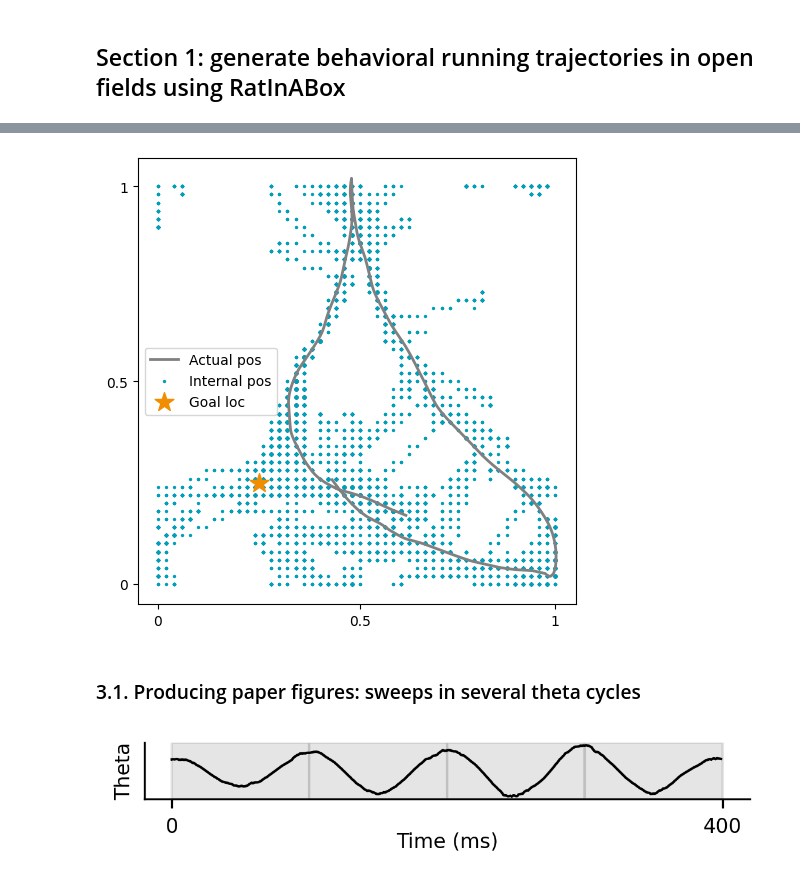
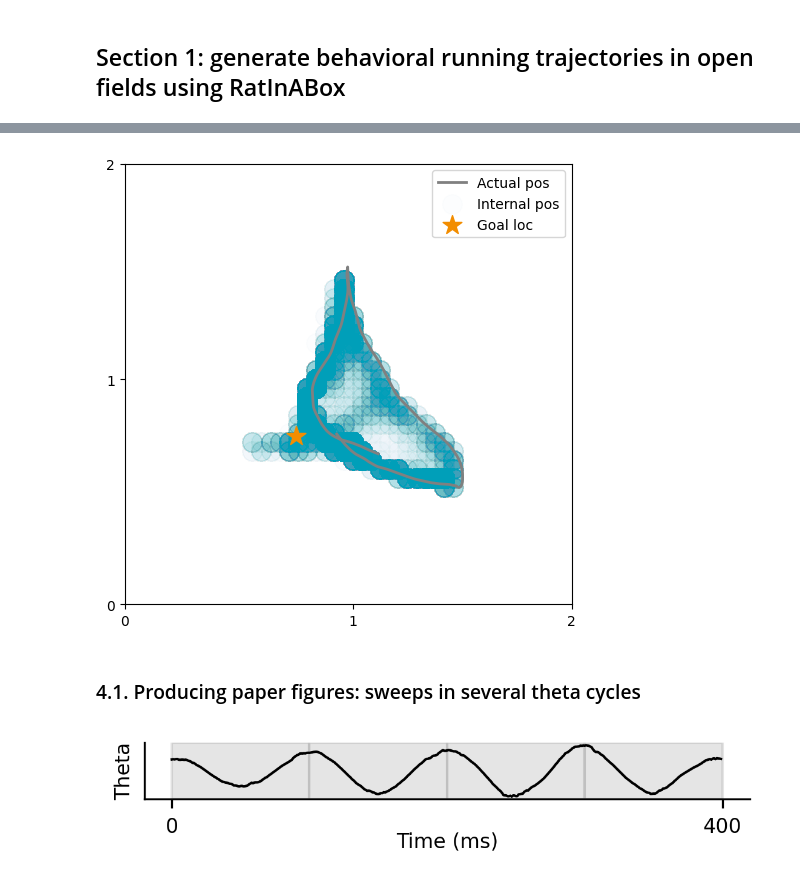
Before and after one commit to ZilongJi/HoneycombSweeps, a Jupyter notebook: PCCANTopdown_Sweep.ipynb, the cells around one changed output, grey strips where cells are left out. Drawn from its saved outputs; the diff is of its cells as text; code cells hidden in the pictures.

```diff
--- a/PCCANTopdown_Sweep.ipynb
+++ b/PCCANTopdown_Sweep.ipynb
@@ -109,28 +147,44 @@ bm.set_platform('gpu')
 bm.set_dt(1.)
 
 #hyperparameters
-m0 = 15 #adaptation strength
-z_min = 0; z_max = 1 #the size of the environment, have to be the same as the environment size
+m0 = 0  #adaptation strength as zero
+z_min = 0; z_max = 2 #the size of the environment, have to be the same as the environment size
 duration = int(dur/dt) #simulation duration of the trajectory
 alpha_pc = 0.5 #theta modulation scale
 v0 = 1/1000 #baseline speed per ms
 T_theta = 100 #ms, length of a theta cycle; frequency=10Hz
 num = 50 #number of PC cells on x or y axis
-
+goal_loc = (0.75, 0.75)
 bm.clear_buffer_memory(platform='gpu')
 
 #build the network
-PC_net = PC_cell(num=num, tau=10, tauv=100, m0=m0, k=1, a=0.08, A=10.0, J0=4.0, z_min=z_min, z_max=z_max)
+PC_net = PC_cell_topdown(num=num,
+                        tau=10,
+                        tauv=100,
+                        m0=m0,
+                        k=1,
+                        a=0.25,
+                        A=10.0,
+                        J0=4.0,
+                        goal_a=0.4,
+                        goal_A=10.0,
+                        z_min=z_min,
+                        z_max=z_max,
+                        conn_noise=0.0,
+                        rec_noise=0.0,
+                        goal_loc=goal_loc,
+                        topdown=True)
 
 def runNet(i, Animal_location, Speed):
     theta_mod_strength = alpha_pc * 1/v0 * Speed #faster run, higher theta modulation strength
     #calculate thetamodulator at time step i
     t = i*bm.dt
     theta_phase = bm.mod(t, T_theta)/T_theta
-    ThetaModulator = 1+theta_mod_strength*bm.cos(theta_phase*2*bm.pi)
+    ThetaModulator_BU = 1+theta_mod_strength*bm.cos(theta_phase*2*bm.pi)
+    Topdown_mod = 0.6 #1+theta_mod_strength*bm.cos(theta_phase*2*bm.pi + bm.pi)
 
     #update place cell network using step_run
-    PC_net.step_run(i, Animal_location, ThetaModulator)
+    PC_net.step_run(i, Animal_location, ThetaModulator_BU, Topdown_mod)
 
     #get intermidiate results
     pc_activity = PC_net.r
@@ -145,5 +199,9 @@ pc_activity, pc_bumpcenter = bm.for_loop(runNet, (time_steps, Position, Speed))
 print('Animating...')
 save_path = './animations/'
 filename_prefix = 'Plain_adaptation_'
-animate_sweeps(Position, pc_activity, num, duration, Speed, m0, n_step=10, goal_loc=None, save_path=save_path, filename_prefix=filename_prefix)
+#add time to the filename
+time_str = time.strftime("%Y%m%d-%H%M%S")
+filename_prefix = filename_prefix + time_str + '_'
+
+animate_sweeps(Position, pc_activity, num, duration, Speed, m0, z_max, n_step=10, goal_loc=(0.75, 0.75), save_path=save_path, filename_prefix=filename_prefix)
 # %% [output]
@@ -270,22 +299,22 @@ Animation saved to ./animations/Goal_adaptation_15.gif
 # %%
 fig, ax  = plt.subplots(1, 1, figsize=(5,5), dpi=100)
 # Static plot for position and bump center in the second subplot (axs[1])
-ax.plot(Position[:, 0] * num, Position[:, 1] * num, color='grey', linewidth=2, label='Actual pos')
-ax.scatter(pc_bumpcenter[:, 0], pc_bumpcenter[:, 1], color='#009FB9', s=2, label='Internal pos')
-ax.scatter(goal_loc[0]*num, goal_loc[1]*num, color='#009FB9', marker='*', s=200, label='Goal loc')
+ax.plot(Position[:, 0]/z_max * num, Position[:, 1]/z_max * num, color='grey', linewidth=2, label='Actual pos')
+ax.scatter(pc_bumpcenter[:, 0], pc_bumpcenter[:, 1], color='#009FB9', s=200, label='Internal pos', alpha=0.01)
+ax.scatter(goal_loc[0]/z_max*num, goal_loc[1]/z_max*num, color='#F28D00', marker='*', s=200, label='Goal loc')
 
 ax.set_xticks([0, num//2, num-1])
-ax.set_xticklabels([0, 0.5, 1])
+ax.set_xticklabels([0, 1, 2])
 ax.set_yticks([0, num//2, num-1])
-ax.set_yticklabels([0, 0.5, 1])
+ax.set_yticklabels([0, 1, 2])
 ax.legend()
 
 plt.tight_layout()
 plt.savefig('./figures/GD_sweeptraj.pdf', dpi=300)
 # %% [output]
-[figure, old version]
+[figure, new version]
 # %% [markdown]
-### 3.1. Producing paper figures: sweeps in several theta cycles
+### 4.1. Producing paper figures: sweeps in several theta cycles
 # %%
 fig, ax = plt.subplots(1, 1, figsize=(3.8,0.9), dpi=300)
 
```
Also changed, not shown: parts of 31 cells of this notebook, 6 other files.
